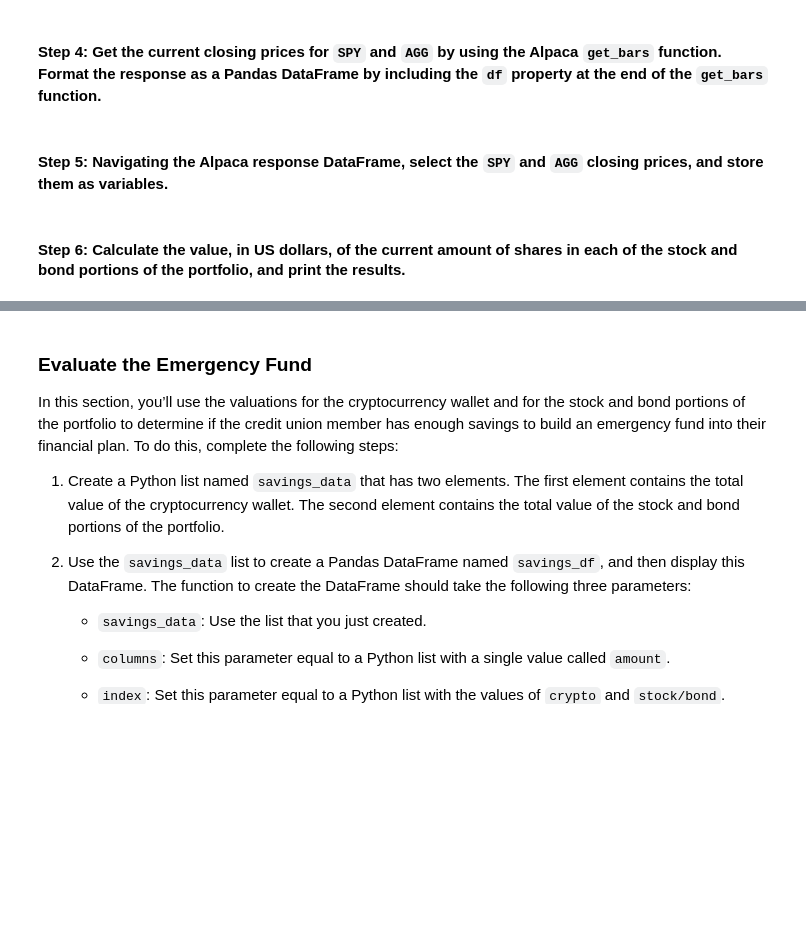
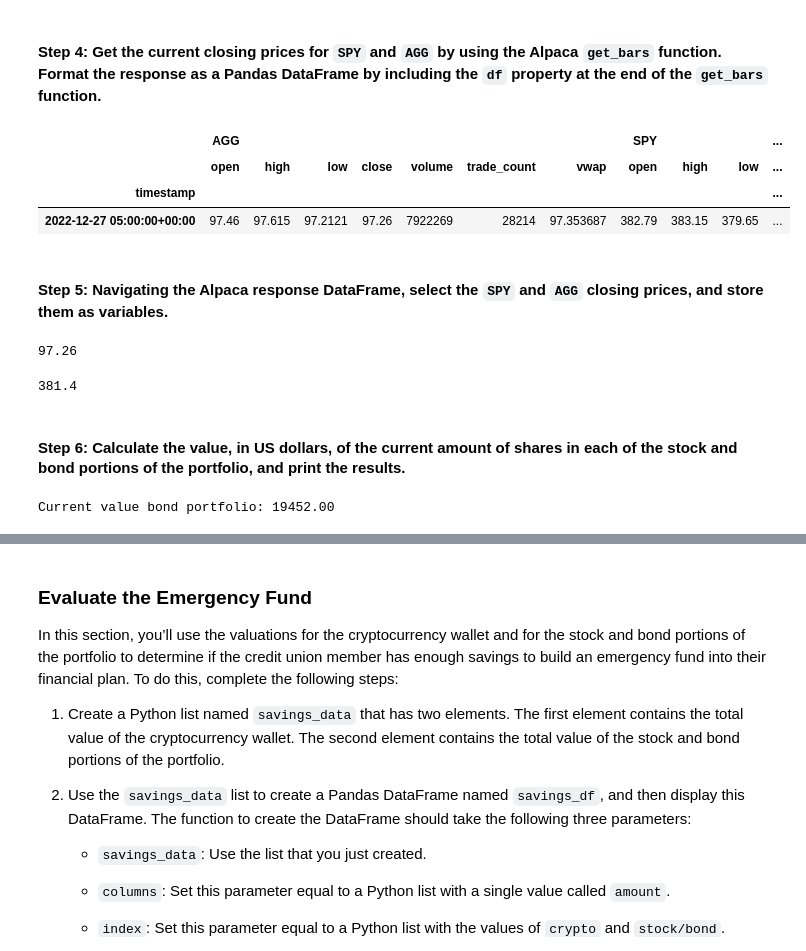
Before and after one commit to nielsdehaan1977/Fintech_Module5, a Jupyter notebook: financial_planning_tools.ipynb, the cells around one changed output, grey strips where cells are left out. Drawn from its saved outputs; the diff is of its cells as text; code cells hidden in the pictures; blank space fills up the shorter version.

Commit message:
Update to step 6 Dollar value of portfolio

```diff
--- a/financial_planning_tools.ipynb
+++ b/financial_planning_tools.ipynb
@@ -188,0 +188,16 @@ agg_shares = 200
+# %%
+# Set the variables for the Alpaca API and secret keys
+alpaca_api_key = os.getenv("ALPACA_API_KEY")
+alpaca_secret_key = os.getenv("ALPACA_SECRET_KEY")
+
+# Check the values were imported correctly by evaluating the type of each
+display(type(alpaca_api_key))
+display(type(alpaca_secret_key))
+
+# Create the Alpaca tradeapi.REST object
+# Set the parameters to your alpaca_api_key, alpaca_secret_key and api_version="v2"
+alpaca = tradeapi.REST(
+    alpaca_api_key,
+    alpaca_secret_key,
+    api_version = "v2"
+)
@@ -196,56 +214,73 @@ agg_shares = 200
 - `start_date` and `end_date`: Use the same date for these parameters, and format them with the date of the previous weekday (or `2020-08-07`). This is because you want the one closing price for the most-recent trading day.
 # %%
 # Set the tickers for both the bond and stock portion of the portfolio
-# YOUR CODE HERE
+tickers = ["AGG", "SPY"]
 
 # Set timeframe to 1Day
-# YOUR CODE HERE
+timeframe = "1Day"
 
 # Format current date as ISO format
 # Set both the start and end date at the date of your prior weekday
 # This will give you the closing price of the previous trading day
-# Alternatively you can use a start and end date of 2020-08-07
-# YOUR CODE HERE
-# YOUR CODE HERE
+# Alternatively you can use a start and end date of 2022-12-27
+start_date = pd.Timestamp("2022-12-27",tz="America/New_York").isoformat()
+end_date = pd.Timestamp("2022-12-27",tz="America/New_York").isoformat()
 # %% [markdown]
 #### Step 4: Get the current closing prices for `SPY` and `AGG` by using the Alpaca `get_bars` function. Format the response as a Pandas DataFrame by including the `df` property at the end of the `get_bars` function.
 # %%
 # Use the Alpaca get_bars function to get current closing prices the portfolio
 # Be sure to set the `df` property after the function to format the response object as a DataFrame
-# YOUR CODE HERE
+prices_df = alpaca.get_bars(
+    tickers,
+    timeframe,
+    start = start_date,
+    end = end_date
+).df
 
 # Reorganize the DataFrame
 # Separate ticker data
-# YOUR CODE HERE
+AGG = prices_df[prices_df['symbol']=='AGG'].drop('symbol', axis=1)
+SPY = prices_df[prices_df['symbol']=='SPY'].drop('symbol', axis=1)
 
 # Concatenate the ticker DataFrames
-# YOUR CODE HERE
+prices_df = pd.concat([AGG, SPY], axis=1, keys=["AGG", "SPY"])
 
 # Review the first 5 rows of the Alpaca DataFrame
-# YOUR CODE HERE
+prices_df.head()
+# %% [output]
+|  | AGG |  |  |  |  |  |  | SPY |  |  | ... |
+|  | open | high | low | close | volume | trade_count | vwap | open | high | low | ... |
+| timestamp |  |  |  |  |  |  |  |  |  |  | ... |
+| 2022-12-27 05:00:00+00:00 | 97.46 | 97.615 | 97.2121 | 97.26 | 7922269 | 28214 | 97.353687 | 382.79 | 383.15 | 379.65 | ... |
 # %% [markdown]
 #### Step 5: Navigating the Alpaca response DataFrame, select the `SPY` and `AGG` closing prices, and store them as variables.
 # %%
 # Access the closing price for AGG from the Alpaca DataFrame
 # Converting the value to a floating point number
-agg_close_price = # YOUR CODE HERE
+agg_close_price = float(prices_df['AGG']['close'])
 
 # Print the AGG closing price
-# YOUR CODE HERE
+print(agg_close_price)
+# %% [output]
+97.26
 # %%
 # Access the closing price for SPY from the Alpaca DataFrame
 # Converting the value to a floating point number
-spy_close_price = # YOUR CODE HERE
+spy_close_price = float(prices_df['SPY']['close'])
 
 # Print the SPY closing price
-# YOUR CODE HERE
+print(spy_close_price)
+# %% [output]
+381.4
 # %% [markdown]
 #### Step 6: Calculate the value, in US dollars, of the current amount of shares in each of the stock and bond portions of the portfolio, and print the results.
 # %%
 # Calculate the current value of the bond portion of the portfolio
-agg_value = # YOUR CODE HERE
+agg_value = agg_close_price * agg_shares
 
 # Print the current value of the bond portfolio
-# YOUR CODE HERE
+print(f'Current value bond portfolio: {agg_value:.2f}')
+# %% [output]
+Current value bond portfolio: 19452.00
 # %%
 # Calculate the current value of the stock portion of the portfolio
```
Also changed, not shown: parts of 11 cells of this notebook.
